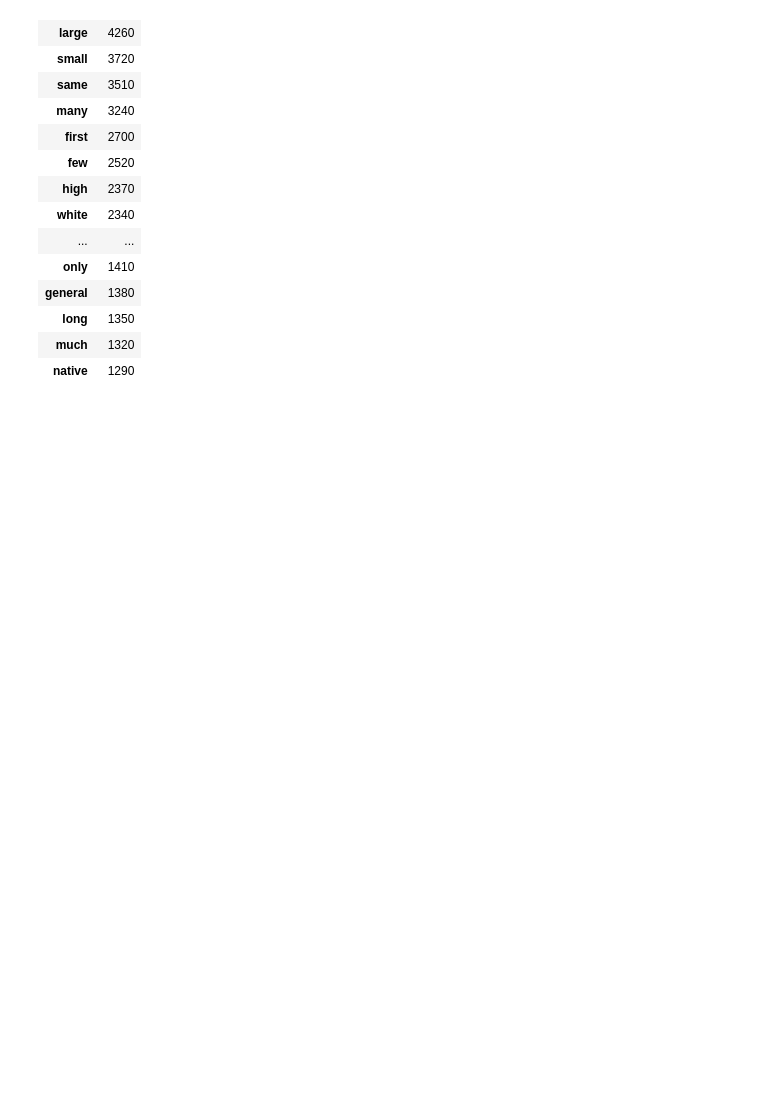
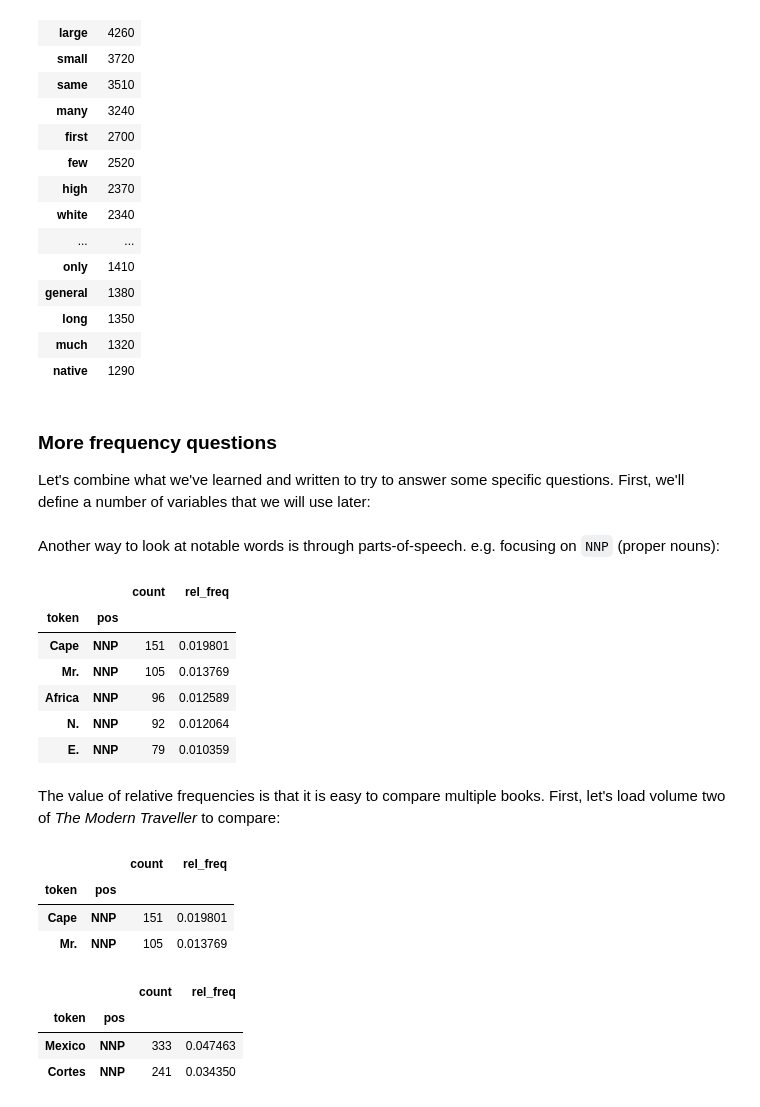
Before and after one commit to rdubnic2/2019-htrc-fall-workshops, a Jupyter notebook: 03-ef-activity.ipynb, the cells around one changed output. Drawn from its saved outputs; the diff is of its cells as text; code cells hidden in the pictures; blank space fills up the shorter version.

```diff
--- a/03-ef-activity.ipynb
+++ b/03-ef-activity.ipynb
@@ -666,3 +666,6 @@ all_adj.head(25)
 | long | 1350 |
 | much | 1320 |
 | native | 1290 |
+# %% [markdown]
+### More frequency questions
+Let's combine what we've learned and written to try to answer some specific questions. First, we'll define a number of variables that we will use later:
@@ -668,0 +679,17 @@ all_adj.head(25)
+# %% [markdown]
+Another way to look at notable words is through parts-of-speech. e.g. focusing on `NNP` (proper nouns):
+# %%
+tokens = vol1.tokenlist(pages=False, pos=True, case=True).loc['body']
+proper_nouns_v1 = tokens.loc[(slice(None), ('NNP')),].sort_values('count', ascending=False) # Select NNP and sort
+proper_nouns_v1['rel_freq'] = proper_nouns_v1['count'] / proper_nouns_v1['count'].sum() # Calculate Relative frequency
+proper_nouns_v1.head(5)
+# %% [output]
+|  |  | count | rel_freq |
+| token | pos |  |  |
+| Cape | NNP | 151 | 0.019801 |
+| Mr. | NNP | 105 | 0.013769 |
+| Africa | NNP | 96 | 0.012589 |
+| N. | NNP | 92 | 0.012064 |
+| E. | NNP | 79 | 0.010359 |
+# %% [markdown]
+The value of relative frequencies is that it is easy to compare multiple books. First, let's load volume two of  _The Modern Traveller_ to compare:
@@ -668,0 +701,14 @@ all_adj.head(25)
+# %%
+proper_nouns_v1.head(2)
+# %% [output]
+|  |  | count | rel_freq |
+| token | pos |  |  |
+| Cape | NNP | 151 | 0.019801 |
+| Mr. | NNP | 105 | 0.013769 |
+# %%
+proper_nouns_v2.head(2)
+# %% [output]
+|  |  | count | rel_freq |
+| token | pos |  |  |
+| Mexico | NNP | 333 | 0.047463 |
+| Cortes | NNP | 241 | 0.034350 |
```
Also changed, not shown: parts of 7 cells of this notebook.
